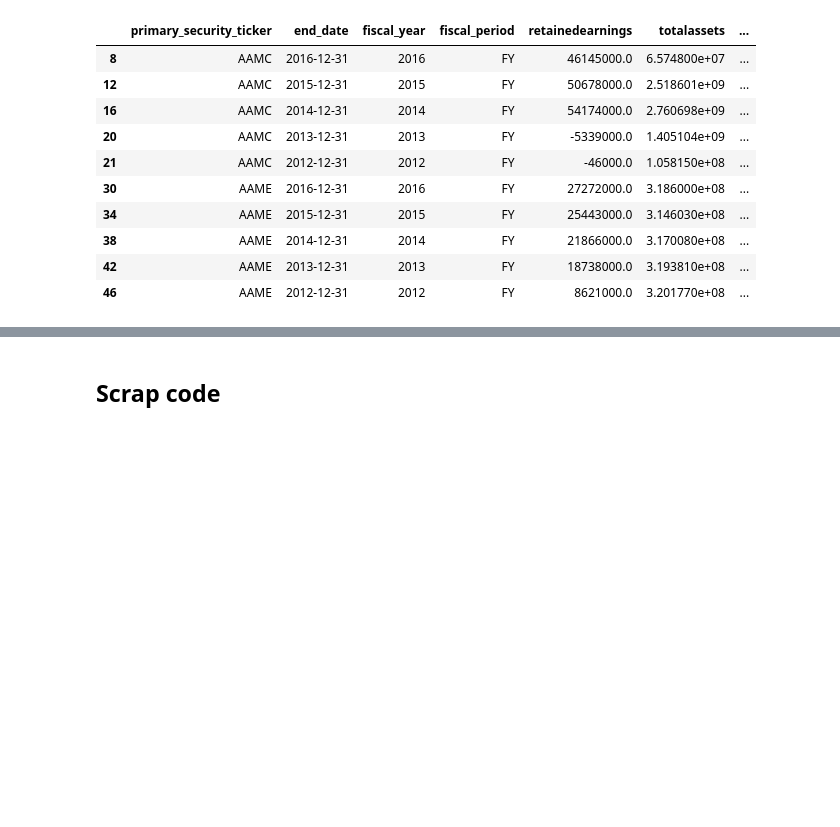
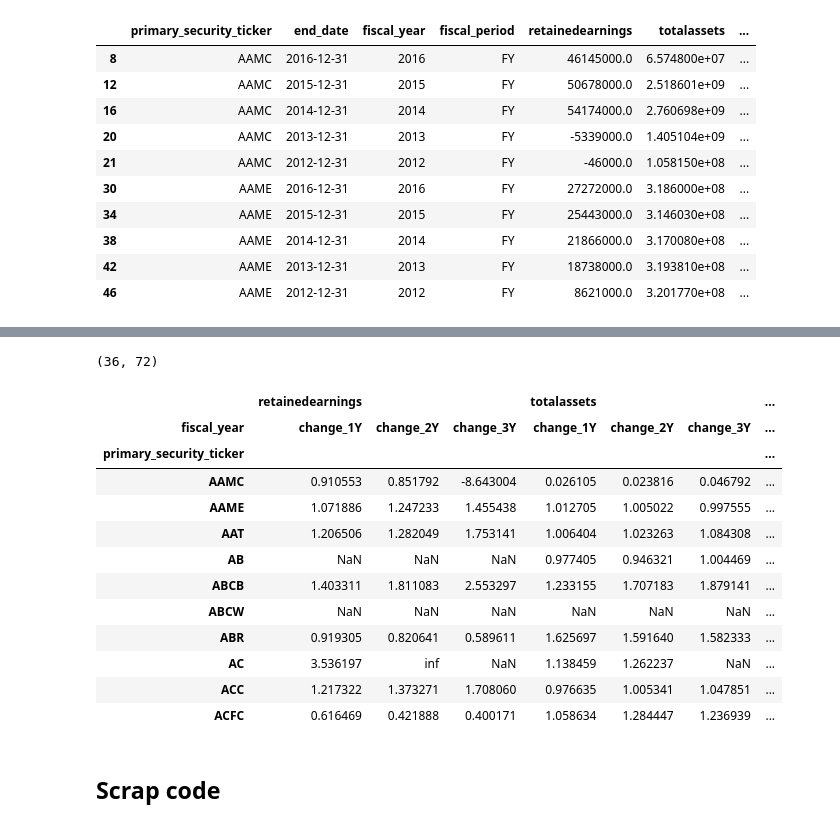
Before and after one commit to rothwellstuart/coreports, a Jupyter notebook: read-intrinio-sample-data-csv.ipynb, the cells around one changed output, grey strips where cells are left out. Cells and saved outputs as stored; diff of their text form; code cells hidden in the pictures; blank space fills up the shorter version.

```diff
--- a/read-intrinio-sample-data-csv.ipynb
+++ b/read-intrinio-sample-data-csv.ipynb
@@ -122,0 +124,54 @@ list(sample_T.columns.values)
+# %%
+# Calculate ratios and changes in ratios for 1 year, 2 year and 3 year changes
+
+sample_T[('retainedearnings', 'change_1Y')] = sample_T[('retainedearnings', 2016)] / sample_T[('retainedearnings', 2015)]
+sample_T[('retainedearnings', 'change_2Y')] = sample_T[('retainedearnings', 2016)] / sample_T[('retainedearnings', 2014)]
+sample_T[('retainedearnings', 'change_3Y')] = sample_T[('retainedearnings', 2016)] / sample_T[('retainedearnings', 2013)]
+
+sample_T[('totalassets', 'change_1Y')] = sample_T[('totalassets', 2016)] / sample_T[('totalassets', 2015)]
+sample_T[('totalassets', 'change_2Y')] = sample_T[('totalassets', 2016)] / sample_T[('totalassets', 2014)]
+sample_T[('totalassets', 'change_3Y')] = sample_T[('totalassets', 2016)] / sample_T[('totalassets', 2013)]
+
+sample_T[('cashandequivalents', 'change_1Y')] = sample_T[('cashandequivalents', 2016)] / sample_T[('cashandequivalents', 2015)]
+sample_T[('cashandequivalents', 'change_2Y')] = sample_T[('cashandequivalents', 2016)] / sample_T[('cashandequivalents', 2014)]
+sample_T[('cashandequivalents', 'change_3Y')] = sample_T[('cashandequivalents', 2016)] / sample_T[('cashandequivalents', 2013)]
+
+sample_T[('longtermdebt', 'change_1Y')] = sample_T[('longtermdebt', 2016)] / sample_T[('longtermdebt', 2015)]
+sample_T[('longtermdebt', 'change_2Y')] = sample_T[('longtermdebt', 2016)] / sample_T[('longtermdebt', 2014)]
+sample_T[('longtermdebt', 'change_3Y')] = sample_T[('longtermdebt', 2016)] / sample_T[('longtermdebt', 2013)]
+
+sample_T[('shorttermdebt', 'change_1Y')] = sample_T[('shorttermdebt', 2016)] / sample_T[('shorttermdebt', 2015)]
+sample_T[('shorttermdebt', 'change_2Y')] = sample_T[('shorttermdebt', 2016)] / sample_T[('shorttermdebt', 2014)]
+sample_T[('shorttermdebt', 'change_3Y')] = sample_T[('shorttermdebt', 2016)] / sample_T[('shorttermdebt', 2013)]
+
+sample_T[('totalliabilities', 'change_1Y')] = sample_T[('totalliabilities', 2016)] / sample_T[('totalliabilities', 2015)]
+sample_T[('totalliabilities', 'change_2Y')] = sample_T[('totalliabilities', 2016)] / sample_T[('totalliabilities', 2014)]
+sample_T[('totalliabilities', 'change_3Y')] = sample_T[('totalliabilities', 2016)] / sample_T[('totalliabilities', 2013)]
+
+
+
+sample_T.shape
+# list(sample_T.columns.values)
+# sample_T[[('retainedearnings', 2015), ('retainedearnings', 2016), ('retainedearnings', 'change_1Y')]].head()
+sample_T[[('retainedearnings', 'change_1Y'), ('retainedearnings', 'change_2Y'), ('retainedearnings', 'change_3Y'),\
+          ('totalassets', 'change_1Y'), ('totalassets', 'change_2Y'), ('totalassets', 'change_3Y'),\
+          ('cashandequivalents', 'change_1Y'), ('cashandequivalents', 'change_2Y'), ('cashandequivalents', 'change_3Y'),\
+          ('longtermdebt', 'change_1Y'), ('longtermdebt', 'change_2Y'), ('longtermdebt', 'change_3Y'),\
+          ('shorttermdebt', 'change_1Y'), ('shorttermdebt', 'change_2Y'), ('shorttermdebt', 'change_3Y'),\
+          ('totalliabilities', 'change_1Y'), ('totalliabilities', 'change_2Y'), ('totalliabilities', 'change_3Y'),\
+         ]].head(10)
+# %% [output]
+(36, 72)
+|  | retainedearnings |  |  | totalassets |  |  | ... |
+| fiscal_year | change_1Y | change_2Y | change_3Y | change_1Y | change_2Y | change_3Y | ... |
+| primary_security_ticker |  |  |  |  |  |  | ... |
+| AAMC | 0.910553 | 0.851792 | -8.643004 | 0.026105 | 0.023816 | 0.046792 | ... |
+| AAME | 1.071886 | 1.247233 | 1.455438 | 1.012705 | 1.005022 | 0.997555 | ... |
+| AAT | 1.206506 | 1.282049 | 1.753141 | 1.006404 | 1.023263 | 1.084308 | ... |
+| AB | NaN | NaN | NaN | 0.977405 | 0.946321 | 1.004469 | ... |
+| ABCB | 1.403311 | 1.811083 | 2.553297 | 1.233155 | 1.707183 | 1.879141 | ... |
+| ABCW | NaN | NaN | NaN | NaN | NaN | NaN | ... |
+| ABR | 0.919305 | 0.820641 | 0.589611 | 1.625697 | 1.591640 | 1.582333 | ... |
+| AC | 3.536197 | inf | NaN | 1.138459 | 1.262237 | NaN | ... |
+| ACC | 1.217322 | 1.373271 | 1.708060 | 0.976635 | 1.005341 | 1.047851 | ... |
+| ACFC | 0.616469 | 0.421888 | 0.400171 | 1.058634 | 1.284447 | 1.236939 | ... |
```
Also changed, not shown: parts of 6 cells of this notebook.
